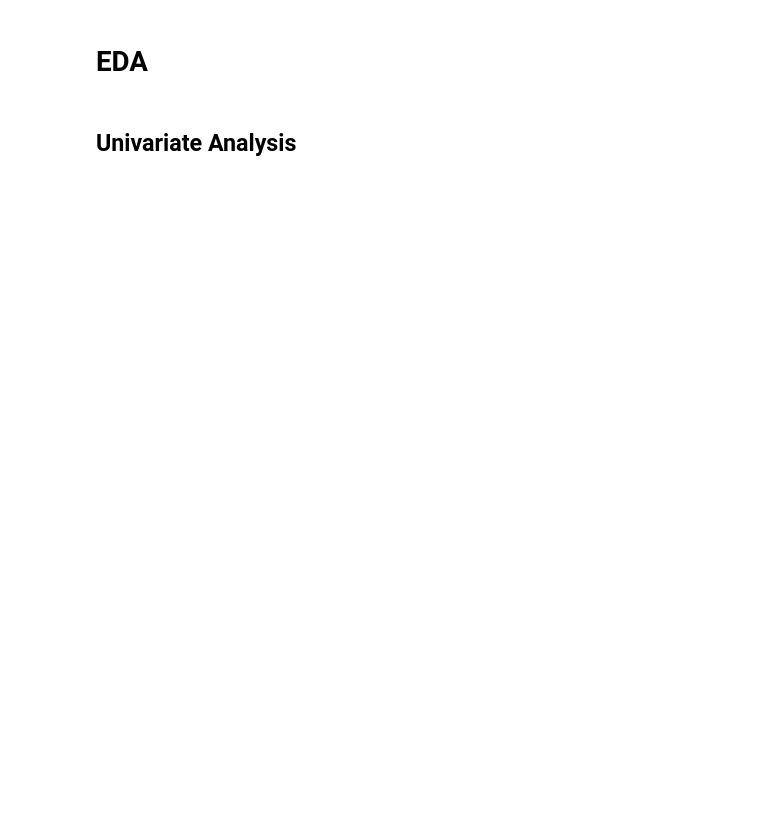
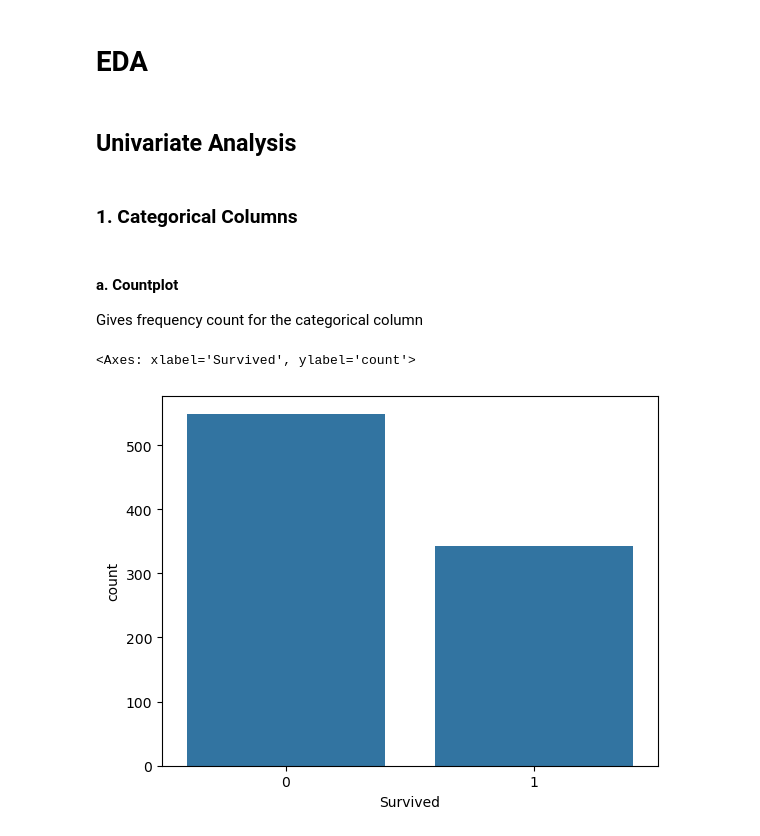
Before and after one commit to missmayekar/Machine_Learning_Basics, a Jupyter notebook: Data preprocessing/Understanding the data.ipynb, the cells around one changed output. Drawn from its saved outputs; the diff is of its cells as text; code cells hidden in the pictures; blank space fills up the shorter version.

```diff
--- a/Data preprocessing/Understanding the data.ipynb
+++ b/Data preprocessing/Understanding the data.ipynb
@@ -122,3 +132,5 @@ numericalDf.corr()
 # EDA
 # %% [markdown]
 ## Univariate Analysis
+# %% [markdown]
+### 1. Categorical Columns
@@ -124,0 +139,13 @@ numericalDf.corr()
+# %% [markdown]
+#### a. Countplot
+Gives frequency count for the categorical column
+# %%
+# 0 - Not survived
+# 1 - Survived
+sns.countplot(x=df['Survived'])
+
+# Approach 2
+# df['Survived'].value_counts().plot(kind = 'bar')
+# %% [output]
+<Axes: xlabel='Survived', ylabel='count'>
+[figure, added]
```
Also changed, not shown: parts of 21 cells of this notebook.
